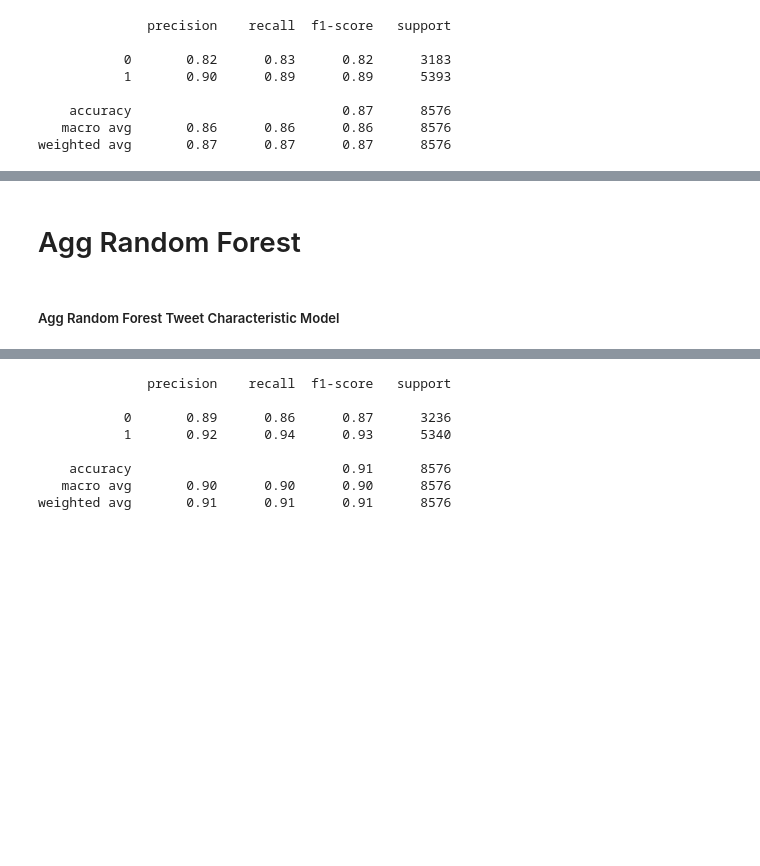
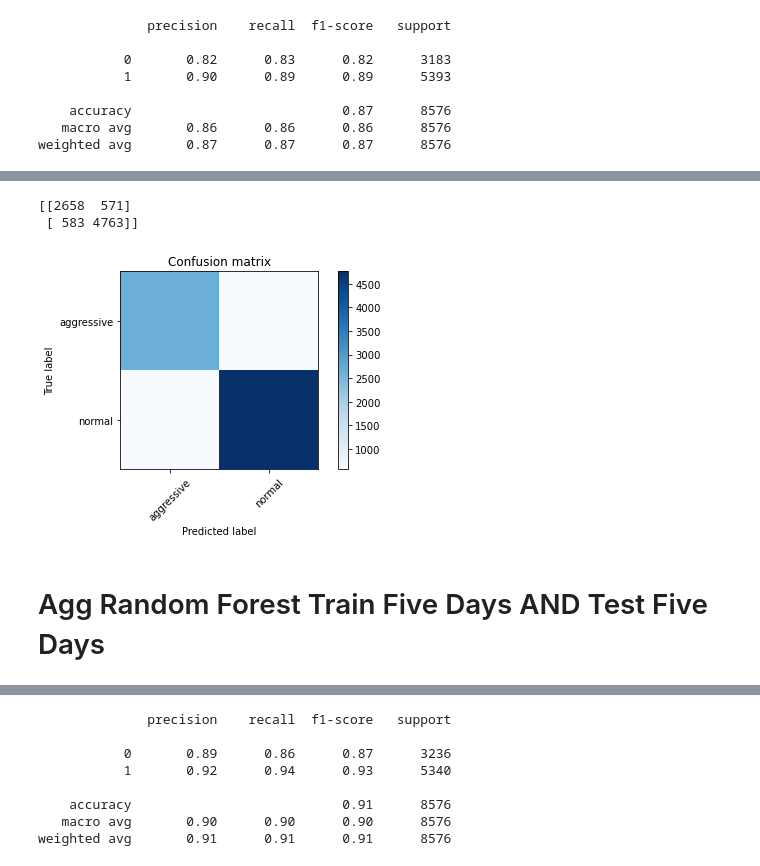
Before and after one commit to arambula-3/Masters_Project, a Jupyter notebook: Master's Project Batch Models.ipynb, the cells around one changed output, grey strips where cells are left out. Saved outputs shown, nothing was run; the diff lists cells and outputs as text; code cells hidden in the pictures; blank space fills up the shorter version.

```diff
--- a/Master's Project Batch Models.ipynb
+++ b/Master's Project Batch Models.ipynb
@@ -1177,0 +1617,5 @@ plt.show()
+# %%
+#day 1 tweets training
+agg_dtc = tree.DecisionTreeClassifier()
+agg_x_day1,agg_y_day1 = to_xy(agg_day1_tweets,'Label')
+agg_dtc = agg_dtc.fit(agg_x_day1, agg_y_day1)
@@ -1177,0 +1750,7 @@ plt.show()
+# %%
+#day 10 tweets testing
+agg_x_day10,agg_y_day10 = to_xy(agg_day10_tweets,'Label')
+pred = agg_dtc.predict(agg_x_day10)
+pred = np.argmax(pred,axis=1)
+y_true = np.argmax(agg_y_day10,axis=1)
+print(metrics.classification_report(y_true, pred))
@@ -1178,7 +1766,16 @@ plt.show()
+# %%
+# Compute confusion matrix
+cm = confusion_matrix(y_true, pred)
+print(cm)
+plt.figure()
+plot_confusion_matrix(cm, category)
+plt.show()
+# %% [output]
+[[2658  571]
+ [ 583 4763]]
+[figure, added]
 # %% [markdown]
-# Agg Random Forest
+# Agg Random Forest Train Five Days AND Test Five Days
-# %% [markdown]
-##### Agg Random Forest Tweet Characteristic Model
 # %%
 #day 1 tweets training
 agg_rfc = RandomForestClassifier(verbose = 2, warm_start = True)
```
Also changed, not shown: parts of 123 cells of this notebook, 1 other file.
